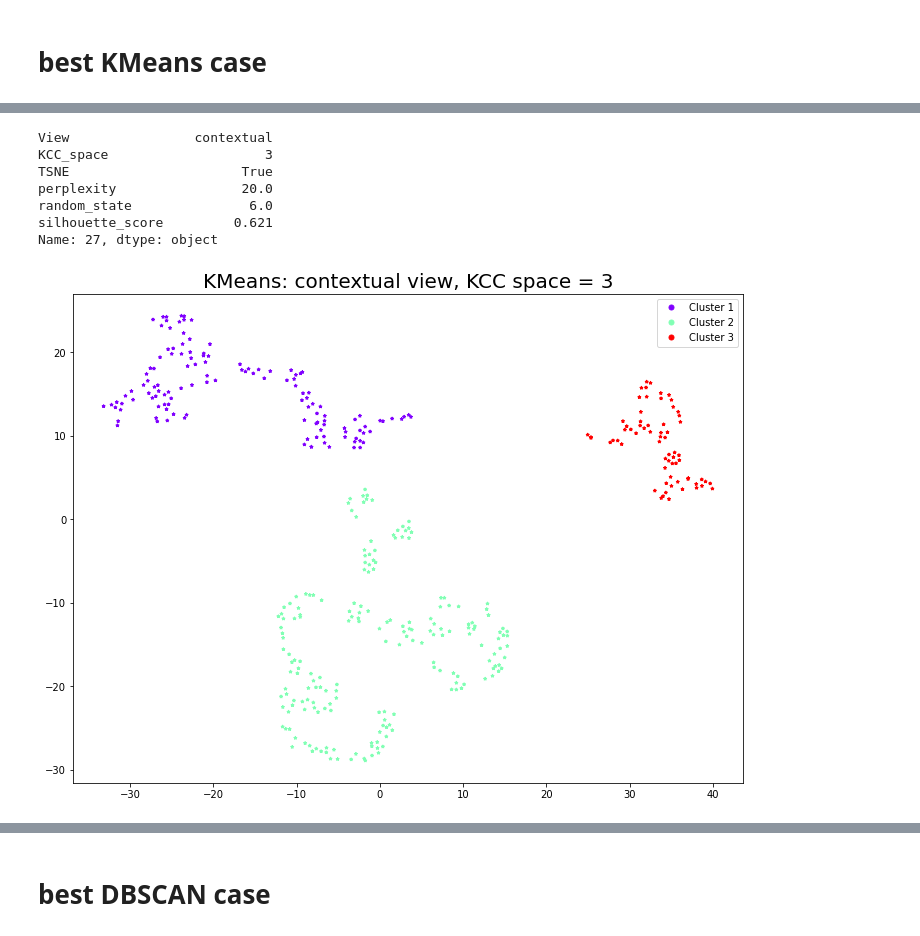
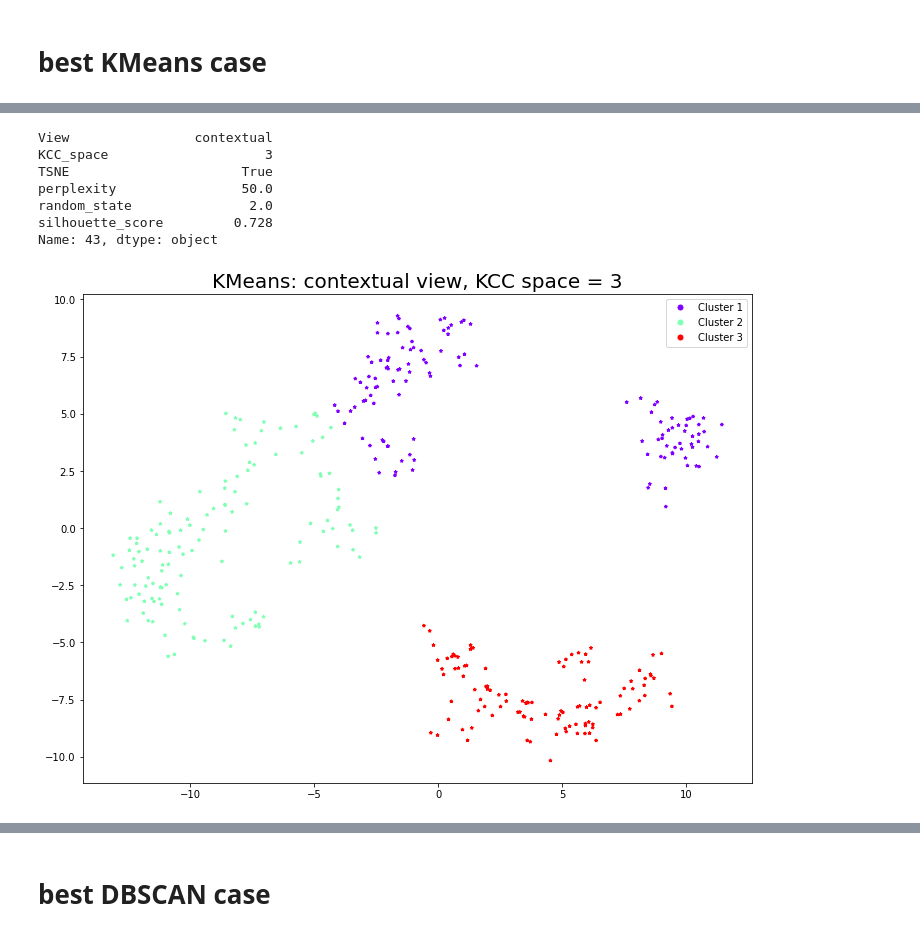
Before and after one commit to BorgwardtLab/Pediatric-Sepsis, a Jupyter notebook: SingleView/ConsensusClustering/SilhouetteScoreBestCase.ipynb, the cells around one changed output, grey strips where cells are left out. Drawn from its saved outputs; the diff is of its cells as text; code cells hidden in the pictures.

```diff
--- a/SingleView/ConsensusClustering/SilhouetteScoreBestCase.ipynb
+++ b/SingleView/ConsensusClustering/SilhouetteScoreBestCase.ipynb
@@ -25,11 +25,9 @@ import matplotlib.cm as cm
 import matplotlib.lines as mlines
 from ConsensusClusteringSingleView import ConsensusCluster
 # %%
-Cov = "_CovNotStandardized"
-data_path = "data{}/".format(Cov)
-score_path = "{}/Clustering_silhouette/".format(data_path)
-cdf_path = "{}/CDF plots/".format(data_path)
-tsne_path = "{}/TSNEplots/".format(data_path)
-for path in [score_path, cdf_path, tsne_path]:
-    Path(path).mkdir(parents=True, exist_ok=True)
-refer_id = pd.read_csv("data/ProteomeViewMICEimputed.csv", index_col=0)
+data_path = "data/"
+kcc_path = "{}/KCC/".format(data_path)
+score_path = "{}/ClusteringResults/".format(data_path)
+cdf_path = "{}/CDF_plots/".format(data_path)
+tsne_path = '{}/TSNE_plots/'.format(data_path)
+refer_id = pd.read_csv("data/ContextualViewStandardized.csv", index_col=0)
@@ -85,26 +146,28 @@ for view in ['clinical', 'contextual', 'physio', 'proteome']:
 # %% [markdown]
 # best KMeans case
 # %%
-for view in ['clinical', 'contextual', 'physio', 'proteome']:
-    report = pd.read_csv('{}/ConsensusKMeans_{}_view.csv'.format(score_path, view), index_col=0)
-    report = report.sort_values('silhouette_score', ascending=False).iloc[0]
+for view in ["clinical", "contextual", "physio", "proteome"]:
+    report = pd.read_csv(
+        "{}/ConsensusKMeans_{}_view.csv".format(score_path, view), index_col=0
+    )
+    report = report.sort_values("silhouette_score", ascending=False).iloc[0]
     KCC_space = report["KCC_space"]
 
     data = pd.read_csv(
-            "{}/KCC_Cov_AgeSexEth_{}_NormalImputation_K{}.csv".format(
-                data_path, view, KCC_space
-            ),
-            header=None,
+        "{}/KCC_Cov_AgeGRM_{}_NormalImputation_K{}.csv".format(
+            kcc_path, view, KCC_space
+        ),
+        header=None,
     )
     display(report)
 
-    cons = ConsensusCluster(KMeans, KCC_space, KCC_space + 1, 100, resample_proportion=0.8)
-    perplexity, random_state = int(report['perplexity']), int(report['random_state'])
-    tsne = TSNE(
-        perplexity=perplexity, random_state=random_state, n_components=2
+    cons = ConsensusCluster(
+        KMeans, KCC_space, KCC_space + 1, 100, resample_proportion=0.8
     )
+    perplexity, random_state = int(report["perplexity"]), int(report["random_state"])
+    tsne = TSNE(perplexity=perplexity, random_state=random_state, n_components=2)
     X_emb = tsne.fit_transform(data.values)
-    assert X_emb.shape == (387, 2)
+    assert X_emb.shape == (358, 2)
     cons.fit(pd.DataFrame(X_emb))
     assignment = cons.predict_data(X_emb) + 1
 
@@ -132,19 +195,28 @@ for view in ['clinical', 'contextual', 'physio', 'proteome']:
         marker="*",
     )
     plt.title(
-        "KMeans: {} view, KCC space = {}".format(
-            view, KCC_space
-        ),
+        "KMeans: {} view, KCC space = {}".format(view, KCC_space),
         fontsize=20,
     )
     plt.legend(handles=legends, fontsize=10)
-    plt.savefig('{}/ConsensusKMeans_{}_view_KCC_{}.png'.format(tsne_path, view, KCC_space), dpi=300)
+    plt.savefig(
+        "{}/ConsensusKMeans_{}_view_KCC_{}.png".format(tsne_path, view, KCC_space),
+        dpi=300,
+    )
     plt.show()
 
-    X_emb = pd.DataFrame(X_emb, index=refer_id.index, columns=['TSNE 1', 'TSNE_2'])
-    X_emb.to_csv('{}/ConsensusKMeans_{}_view_KCC_{}_TSNE_embeddings.csv'.format(score_path, view, KCC_space))
+    X_emb = pd.DataFrame(X_emb, index=refer_id.index, columns=["TSNE 1", "TSNE_2"])
+    X_emb.to_csv(
+        "{}/ConsensusKMeans_{}_view_KCC_{}_TSNE_embeddings.csv".format(
+            score_path, view, KCC_space
+        )
+    )
 
-    assignment = pd.DataFrame(assignment, index=refer_id.index, columns=['assignment'])
-    assignment.to_csv('{}/ConsensusKMeans_{}_view_KCC_{}_assignments.csv'.format(score_path, view, KCC_space))
+    assignment = pd.DataFrame(assignment, index=refer_id.index, columns=["assignment"])
+    assignment.to_csv(
+        "{}/ConsensusKMeans_{}_view_KCC_{}_assignments.csv".format(
+            score_path, view, KCC_space
+        )
+    )
 # %% [output]
 View                clinical
@@ -158,11 +230,11 @@ Name: 95, dtype: object
 View                contextual
 KCC_space                    3
 TSNE                      True
-perplexity                20.0
-random_state               6.0
-silhouette_score         0.621
-Name: 27, dtype: object
+perplexity                50.0
+random_state               2.0
+silhouette_score         0.728
+Name: 43, dtype: object
-[figure, old version]
+[figure, new version]
 View                physio
 KCC_space                4
 TSNE                  True
```
Also changed, not shown: parts of 19 cells of this notebook, 16 other files.
